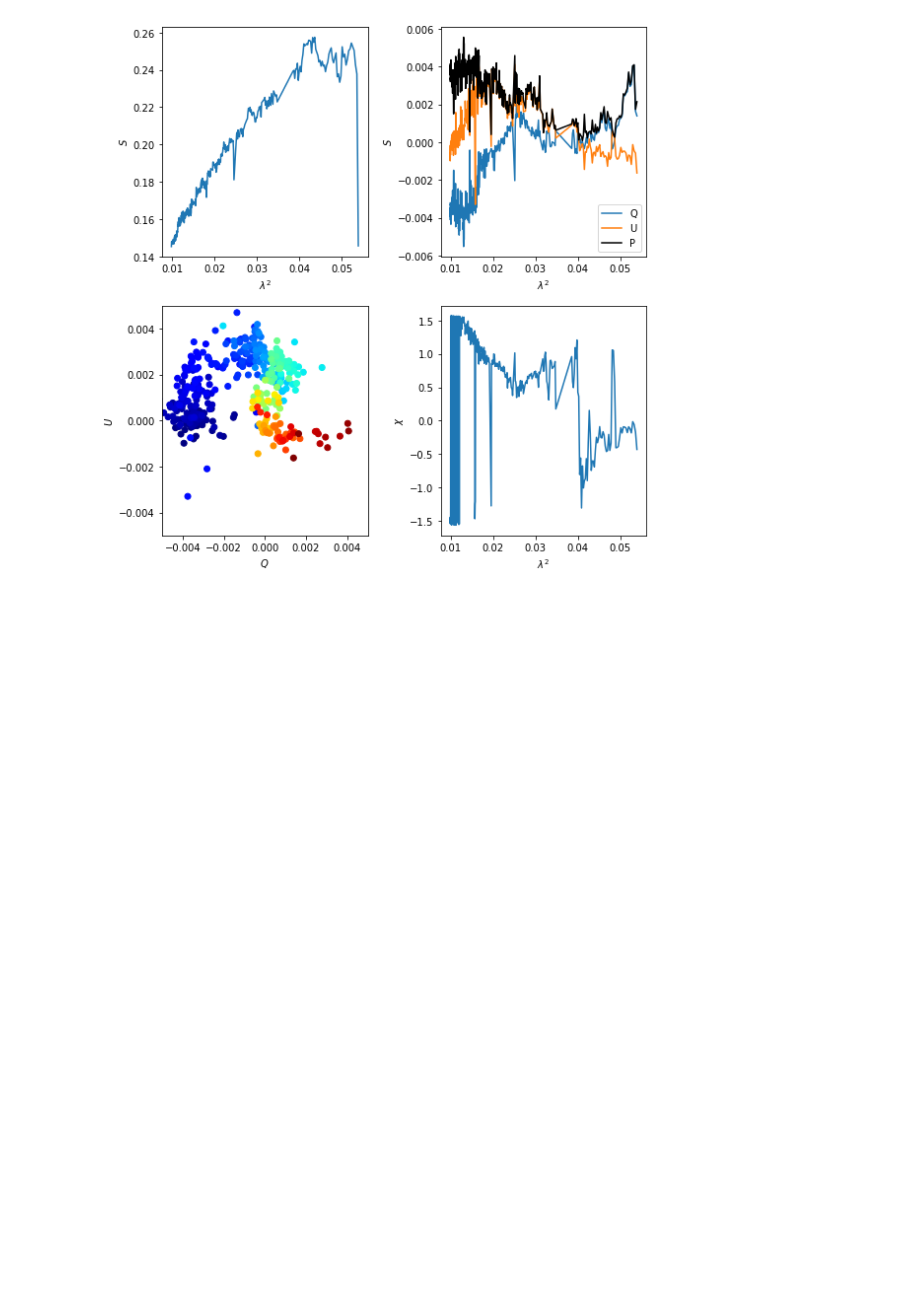
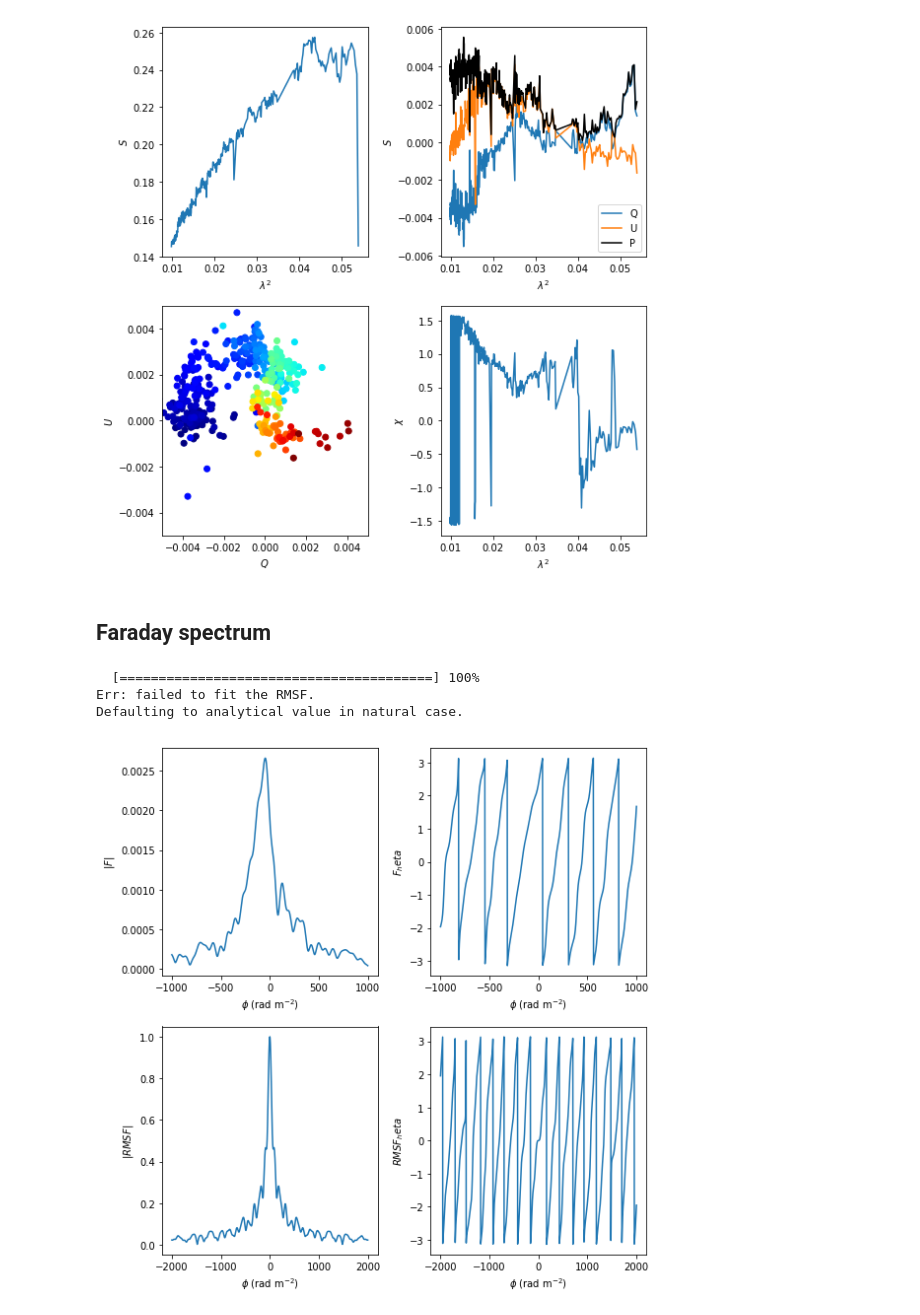
Before and after one commit to MatthewJA/brushtail, a Jupyter notebook: dae/jack-data.ipynb, the cells around one changed output. Saved outputs shown, nothing was run; the diff lists cells and outputs as text; code cells hidden in the pictures; blank space fills up the shorter version.

Commit message:
updated dae plots

```diff
--- a/dae/jack-data.ipynb
+++ b/dae/jack-data.ipynb
@@ -41,2 +44,33 @@ plt.tight_layout()
 # %% [output]
 [figure]
+# %% [markdown]
+## Faraday spectrum
+# %%
+n_phi = 1000
+phi_arr = numpy.linspace(-1000, 1000, n_phi)
+rmsynth = do_rmsynth(
+    data.Q.values, data.U.values, data.lsq.values, phi_arr)
+# %% [output]
+  [========================================] 100%
+Err: failed to fit the RMSF.
+Defaulting to analytical value in natural case.
+# %%
+fdf, (phi_samp, rmsf_arr), lsq, fwhm = rmsynth
+# %%
+fig, ((a, b), (c, d)) = plt.subplots(2, 2, figsize=(8, 8))
+a.plot(phi_arr, abs(fdf))
+a.set_xlabel('$\\phi$ (rad m$^{-2}$)')
+a.set_ylabel('$|F|$')
+b.plot(phi_arr, numpy.angle(fdf))
+b.set_xlabel('$\\phi$ (rad m$^{-2}$)')
+b.set_ylabel('$F_\theta$')
+c.plot(phi_samp, abs(rmsf_arr))
+c.set_xlabel('$\\phi$ (rad m$^{-2}$)')
+c.set_ylabel('$|RMSF|$')
+d.plot(phi_samp, numpy.angle(rmsf_arr))
+d.set_xlabel('$\\phi$ (rad m$^{-2}$)')
+d.set_ylabel('$RMSF_\theta$')
+plt.tight_layout()
+# plt.savefig('jack-example.pdf')
+# %% [output]
+[figure, added]
```
Also changed, not shown: parts of 4 cells of this notebook, 2 other files.
